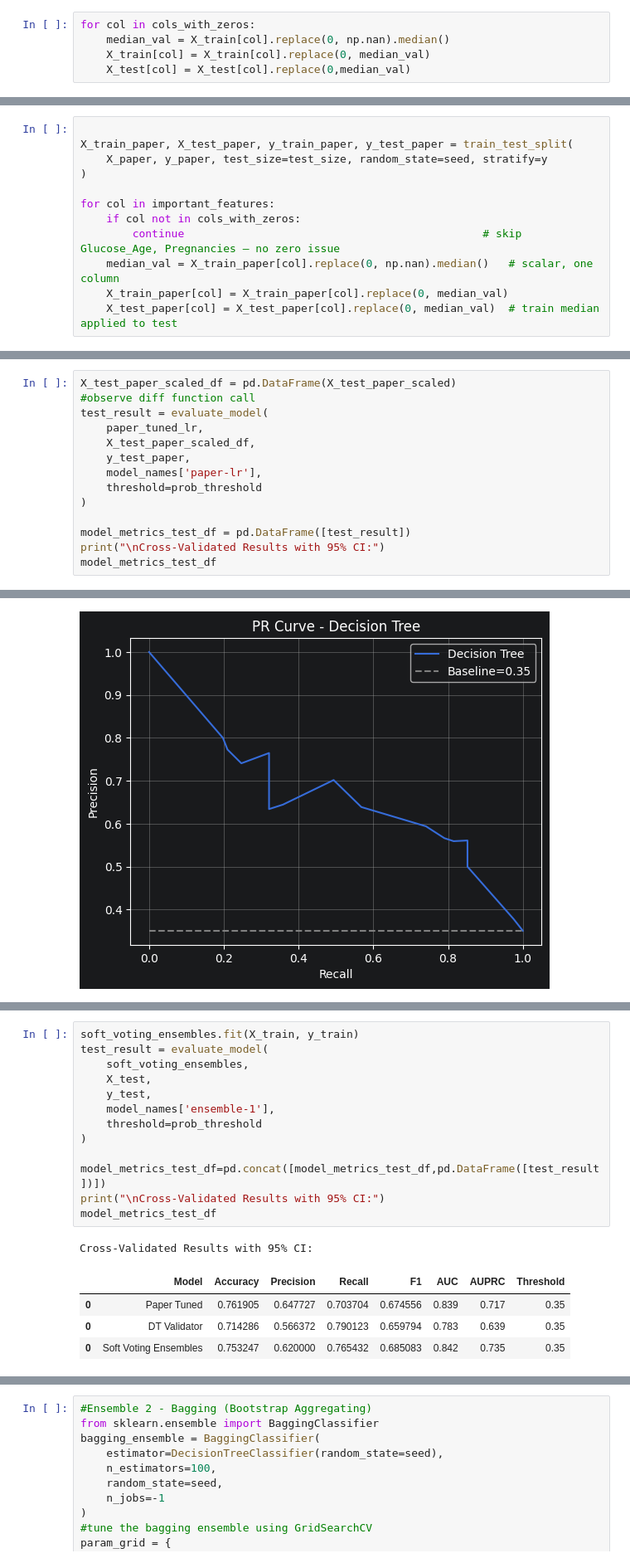
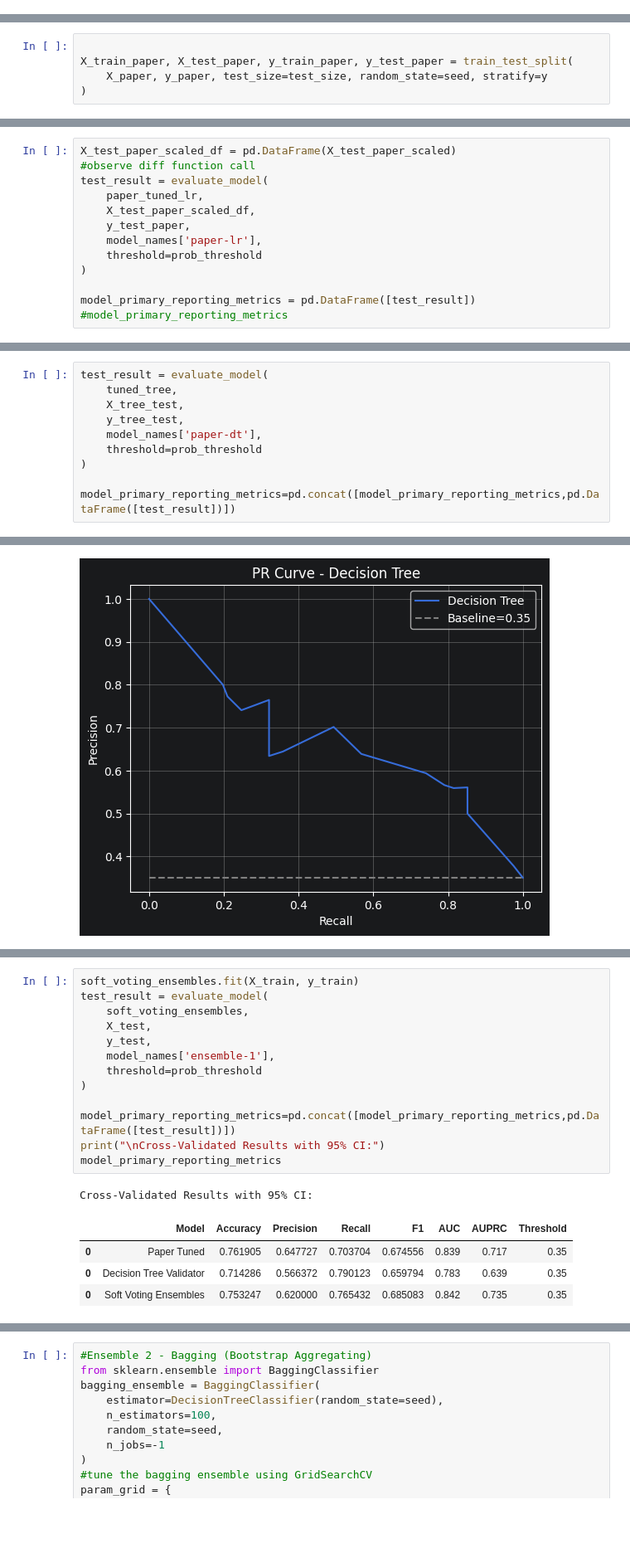
Before and after one commit to rajukan/ml-capstones, a Jupyter notebook: diabetes-ensemble/gyan-capstone-1-ensembles.ipynb, the cells around one changed output, grey strips where cells are left out. Shown at 83% size. Drawn from its saved outputs; the diff is of its cells as text; blank space fills up the shorter version.

```diff
--- a/diabetes-ensemble/gyan-capstone-1-ensembles.ipynb
+++ b/diabetes-ensemble/gyan-capstone-1-ensembles.ipynb
@@ -248,11 +270,6 @@ X=dbdf[all_features]
 y=dbdf['Outcome']
 
 X_train,X_test,y_train,y_test=train_test_split(X,y,test_size=test_size,random_state=seed,stratify=y)
-# %%
-for col in cols_with_zeros:
-    median_val = X_train[col].replace(0, np.nan).median()
-    X_train[col] = X_train[col].replace(0, median_val)
-    X_test[col] = X_test[col].replace(0,median_val)
 # %%
 #Apply RobustScaler(fit for train only)
 from sklearn.preprocessing import RobustScaler
@@ -391,11 +399,4 @@ y_paper = dbdf_lr['Outcome'].copy()
 X_train_paper, X_test_paper, y_train_paper, y_test_paper = train_test_split(
     X_paper, y_paper, test_size=test_size, random_state=seed, stratify=y
 )
-
-for col in important_features:
-    if col not in cols_with_zeros:
-        continue                                              # skip Glucose_Age, Pregnancies — no zero issue
-    median_val = X_train_paper[col].replace(0, np.nan).median()   # scalar, one column
-    X_train_paper[col] = X_train_paper[col].replace(0, median_val)
-    X_test_paper[col] = X_test_paper[col].replace(0, median_val)  # train median applied to test
 # %% [markdown]
@@ -523,6 +550,5 @@ test_result = evaluate_model(
     threshold=prob_threshold
 )
 
-model_metrics_test_df = pd.DataFrame([test_result])
-print("\nCross-Validated Results with 95% CI:")
-model_metrics_test_df
+model_primary_reporting_metrics = pd.DataFrame([test_result])
+#model_primary_reporting_metrics
@@ -709,0 +762,10 @@ Cross-Validated Results with 95% CI:
+# %%
+test_result = evaluate_model(
+    tuned_tree,
+    X_tree_test,
+    y_tree_test,
+    model_names['paper-dt'],
+    threshold=prob_threshold
+)
+
+model_primary_reporting_metrics=pd.concat([model_primary_reporting_metrics,pd.DataFrame([test_result])])
@@ -981,19 +1045,19 @@ Cross-Validated Results with 95% CI:
 # %%
 soft_voting_ensembles.fit(X_train, y_train)
 test_result = evaluate_model(
     soft_voting_ensembles,
     X_test,
     y_test,
     model_names['ensemble-1'],
     threshold=prob_threshold
 )
 
-model_metrics_test_df=pd.concat([model_metrics_test_df,pd.DataFrame([test_result])])
+model_primary_reporting_metrics=pd.concat([model_primary_reporting_metrics,pd.DataFrame([test_result])])
 print("\nCross-Validated Results with 95% CI:")
-model_metrics_test_df
+model_primary_reporting_metrics
 # %% [output]
 Cross-Validated Results with 95% CI:
 |  | Model | Accuracy | Precision | Recall | F1 | AUC | AUPRC | Threshold |
 | 0 | Paper Tuned | 0.761905 | 0.647727 | 0.703704 | 0.674556 | 0.839 | 0.717 | 0.35 |
-| 0 | DT Validator | 0.714286 | 0.566372 | 0.790123 | 0.659794 | 0.783 | 0.639 | 0.35 |
+| 0 | Decision Tree Validator | 0.714286 | 0.566372 | 0.790123 | 0.659794 | 0.783 | 0.639 | 0.35 |
 | 0 | Soft Voting Ensembles | 0.753247 | 0.620000 | 0.765432 | 0.685083 | 0.842 | 0.735 | 0.35 |
```
Also changed, not shown: parts of 82 cells of this notebook.
